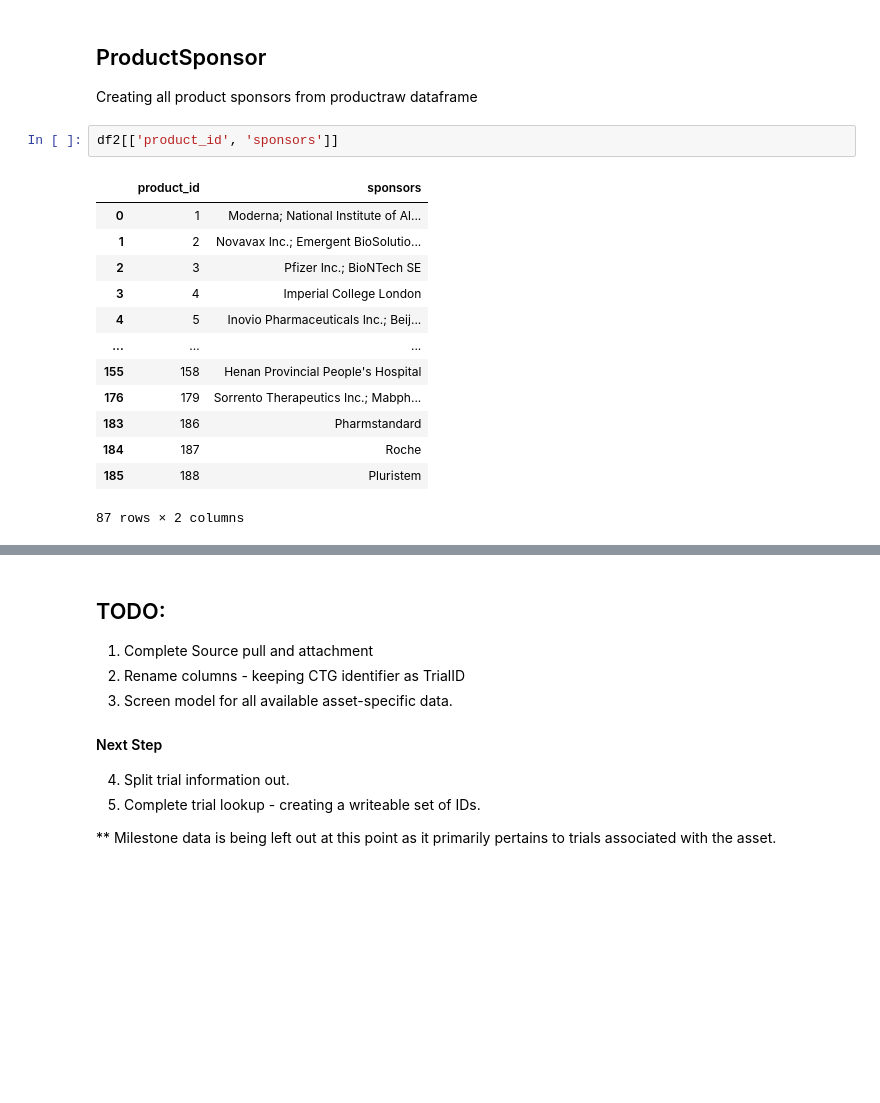
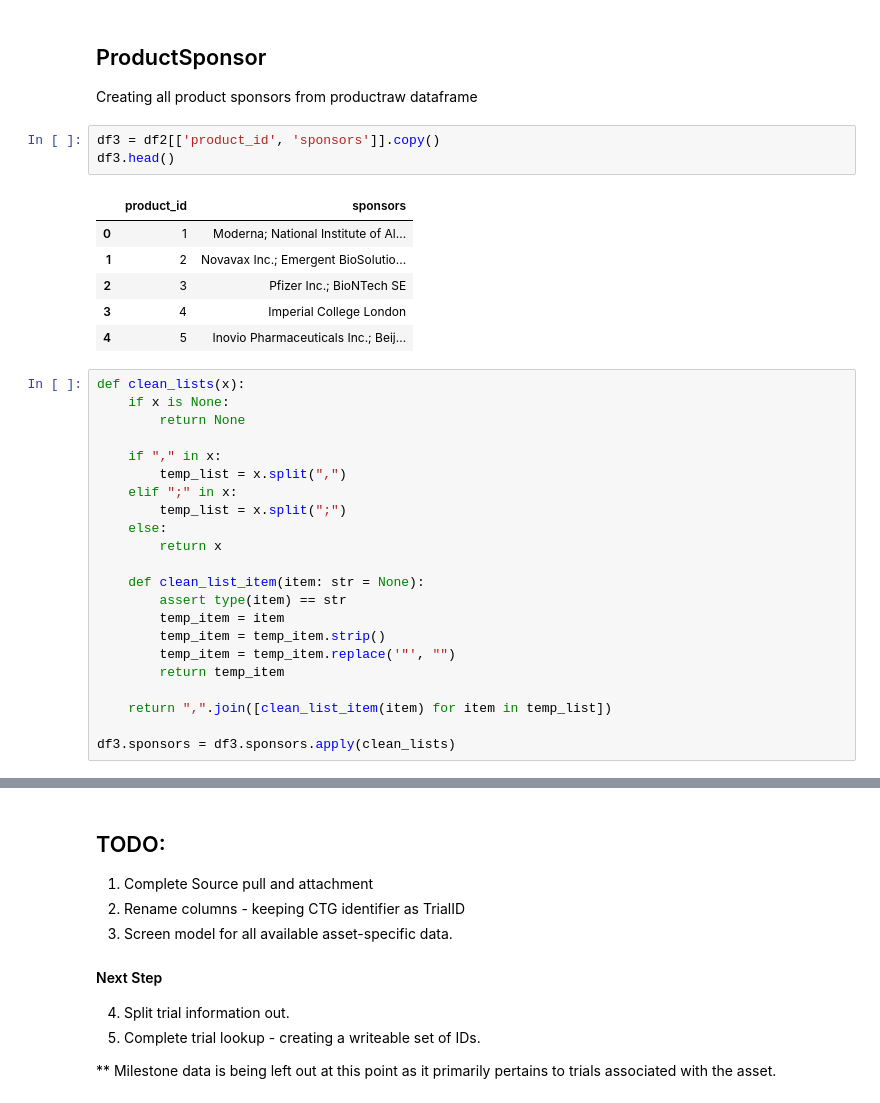
Before and after one commit to c19-rnd-dashboard/py-api-vac-rnd-dash, a Jupyter notebook: data/vaccines/Clean HelpWithCovid Vaccines.ipynb, the cells around one changed output, grey strips where cells are left out. Drawn from its saved outputs; the diff is of its cells as text; blank space fills up the shorter version.

```diff
--- a/data/vaccines/Clean HelpWithCovid Vaccines.ipynb
+++ b/data/vaccines/Clean HelpWithCovid Vaccines.ipynb
@@ -431,19 +431,35 @@ df2.site_locations[0]
 ## ProductSponsor
 
 Creating all product sponsors from productraw dataframe
-# %%
-df2[['product_id', 'sponsors']]
-# %% [output]
-|  | product_id | sponsors |
-| 0 | 1 | Moderna; National Institute of Al... |
-| 1 | 2 | Novavax Inc.; Emergent BioSolutio... |
-| 2 | 3 | Pfizer Inc.; BioNTech SE |
-| 3 | 4 | Imperial College London |
-| 4 | 5 | Inovio Pharmaceuticals Inc.; Beij... |
-| ... | ... | ... |
-| 155 | 158 | Henan Provincial People's Hospital |
-| 176 | 179 | Sorrento Therapeutics Inc.; Mabph... |
-| 183 | 186 | Pharmstandard |
-| 184 | 187 | Roche |
-| 185 | 188 | Pluristem |
-87 rows × 2 columns
+# %%
+df3 = df2[['product_id', 'sponsors']].copy()
+df3.head()
+# %% [output]
+|  | product_id | sponsors |
+| 0 | 1 | Moderna; National Institute of Al... |
+| 1 | 2 | Novavax Inc.; Emergent BioSolutio... |
+| 2 | 3 | Pfizer Inc.; BioNTech SE |
+| 3 | 4 | Imperial College London |
+| 4 | 5 | Inovio Pharmaceuticals Inc.; Beij... |
+# %%
+def clean_lists(x):
+    if x is None:
+        return None
+
+    if "," in x:
+        temp_list = x.split(",")
+    elif ";" in x:
+        temp_list = x.split(";")
+    else:
+        return x
+
+    def clean_list_item(item: str = None):
+        assert type(item) == str
+        temp_item = item
+        temp_item = temp_item.strip()
+        temp_item = temp_item.replace('"', "")
+        return temp_item
+
+    return ",".join([clean_list_item(item) for item in temp_list])
+
+df3.sponsors = df3.sponsors.apply(clean_lists)
```
Also changed, not shown: parts of 5 cells of this notebook, 2 other files.
